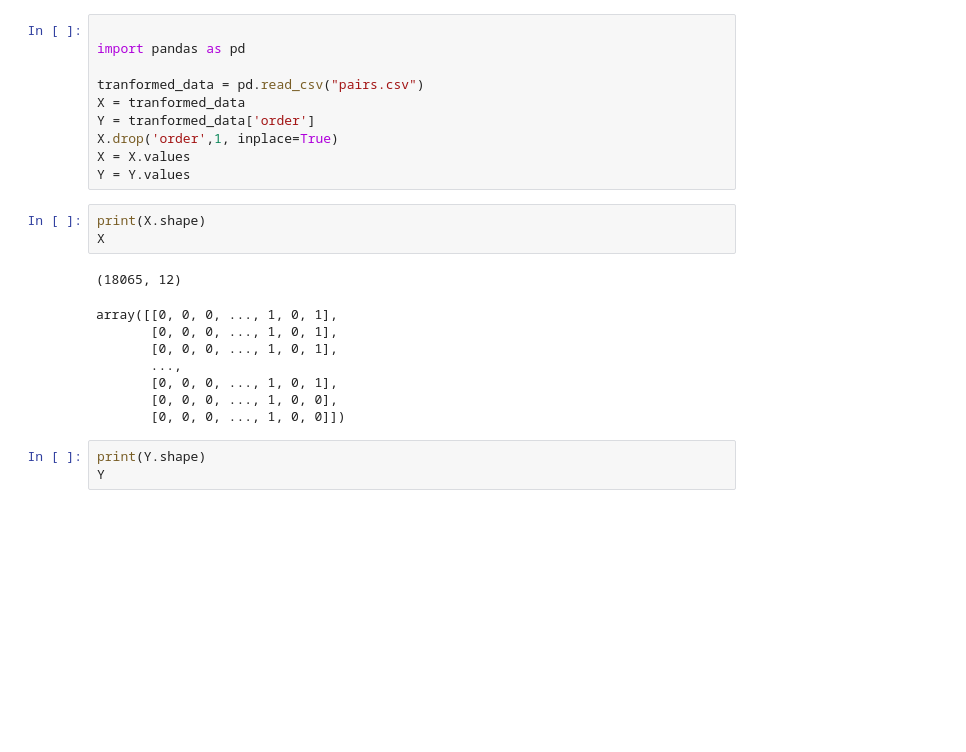
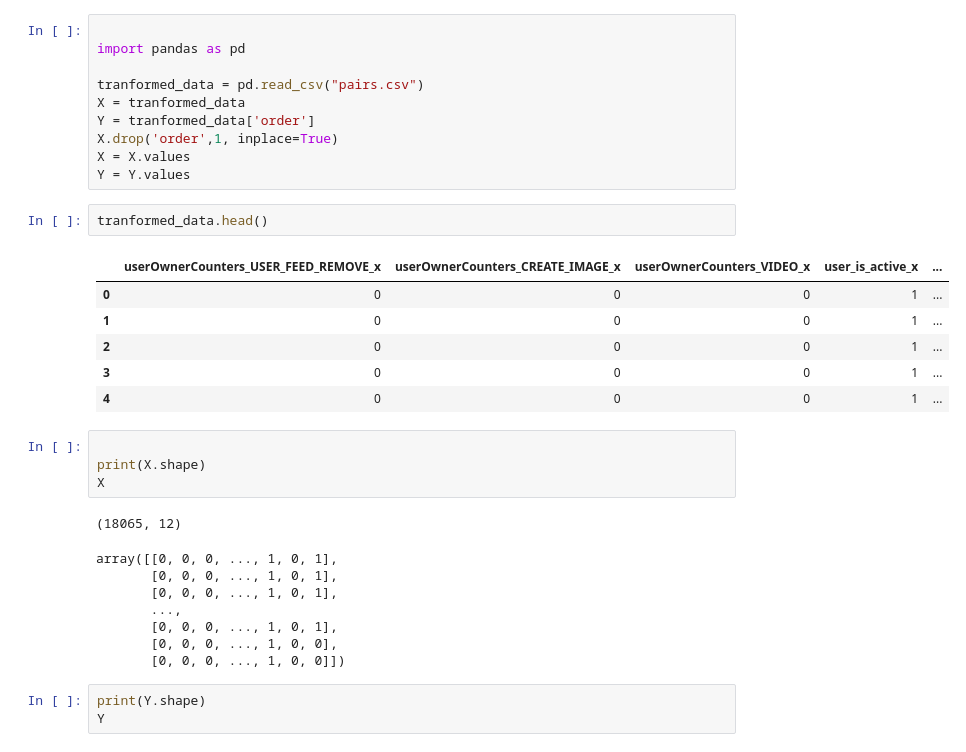
Before and after one commit to SKutukov/ML_experiments, a Jupyter notebook: main.py.ipynb, the cells around one changed output. Drawn from its saved outputs; the diff is of its cells as text; blank space fills up the shorter version.

```diff
--- a/main.py.ipynb
+++ b/main.py.ipynb
@@ -244,7 +244,17 @@ Y = tranformed_data['order']
 X.drop('order',1, inplace=True)
 X = X.values
 Y = Y.values
+# %%
+tranformed_data.head()
+# %% [output]
+|  | userOwnerCounters_USER_FEED_REMOVE_x | userOwnerCounters_CREATE_IMAGE_x | userOwnerCounters_VIDEO_x | user_is_active_x | ... |
+| 0 | 0 | 0 | 0 | 1 | ... |
+| 1 | 0 | 0 | 0 | 1 | ... |
+| 2 | 0 | 0 | 0 | 1 | ... |
+| 3 | 0 | 0 | 0 | 1 | ... |
+| 4 | 0 | 0 | 0 | 1 | ... |
 # %%
+
 print(X.shape)
 X
 # %% [output]
```
Also changed, not shown: parts of 2 cells of this notebook, 1 other file.
